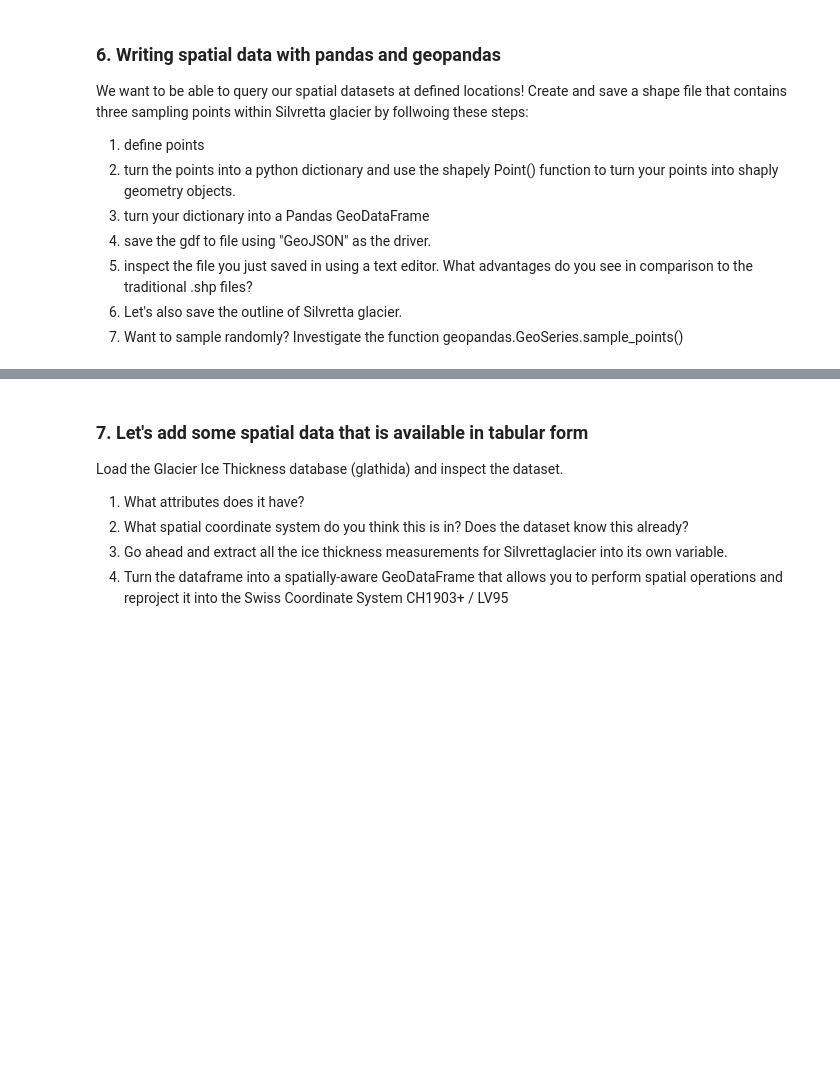
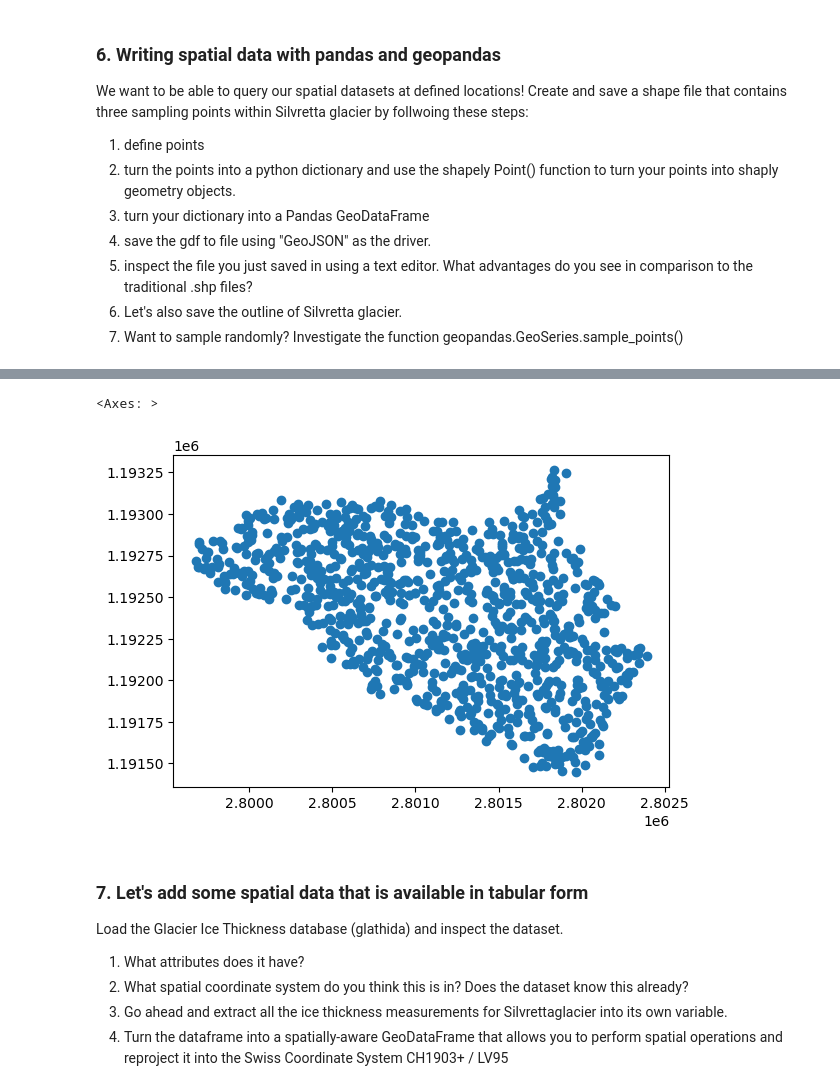
Before and after one commit to fquaren/CORDS, a Jupyter notebook: Workshop-Geodata-Processing/Working-with-vector-data.ipynb, the cells around one changed output, grey strips where cells are left out. Saved outputs shown, nothing was run; the diff lists cells and outputs as text; code cells hidden in the pictures; blank space fills up the shorter version.

```diff
--- a/Workshop-Geodata-Processing/Working-with-vector-data.ipynb
+++ b/Workshop-Geodata-Processing/Working-with-vector-data.ipynb
@@ -291,8 +332,11 @@ silv_outline = sgi[sgi.name=='Silvrettagletscher']
 silv_outline.geometry.to_file('./data/silvretta_outline.geojson', driver='GeoJSON')
 # %%
 # What if you wanted to sample a random set of points within your outline?
-rand_points = silv_outline.sample_points(...)
+rand_points = silv_outline.sample_points(1000)
 rand_points.plot()
+# %% [output]
+<Axes: >
+[figure, added]
 # %% [markdown]
 ### 7. Let's add some spatial data that is available in tabular form
 
```
Also changed, not shown: parts of 17 cells of this notebook, 1 other file.
